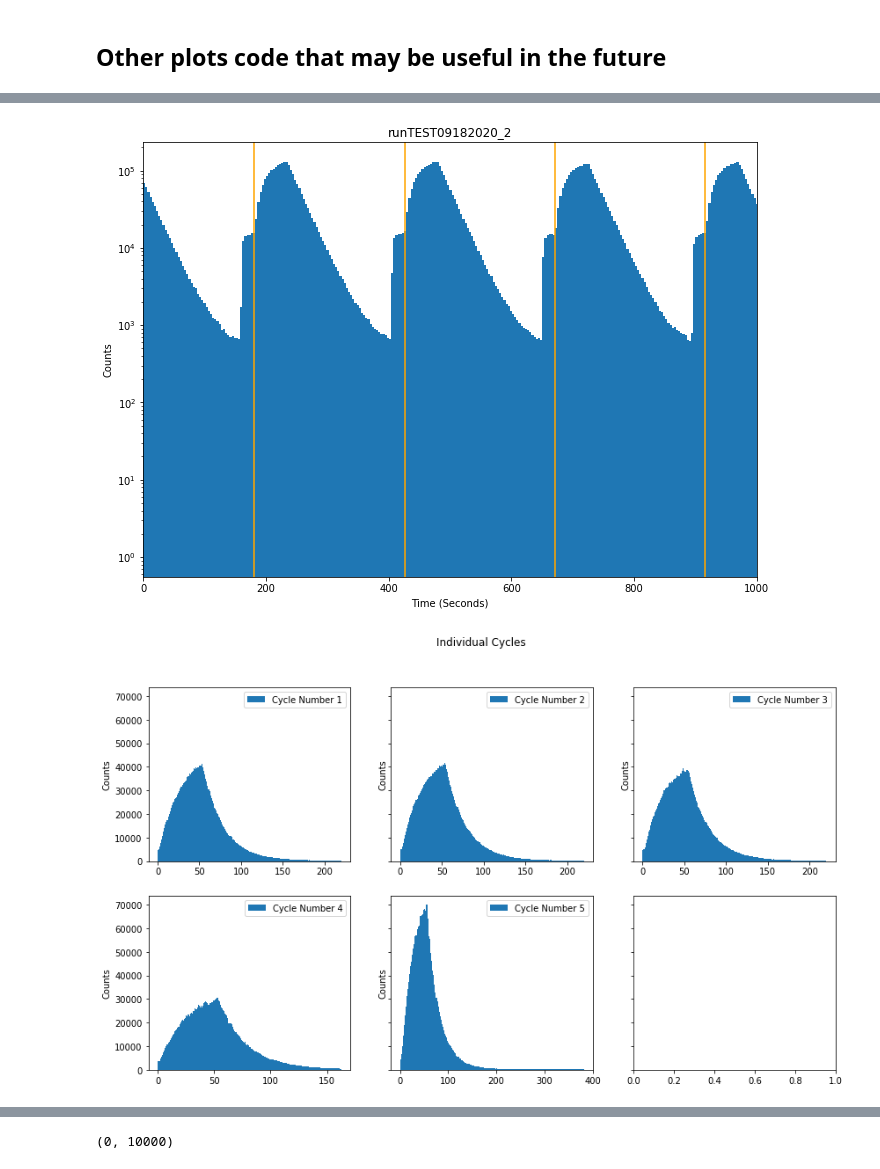
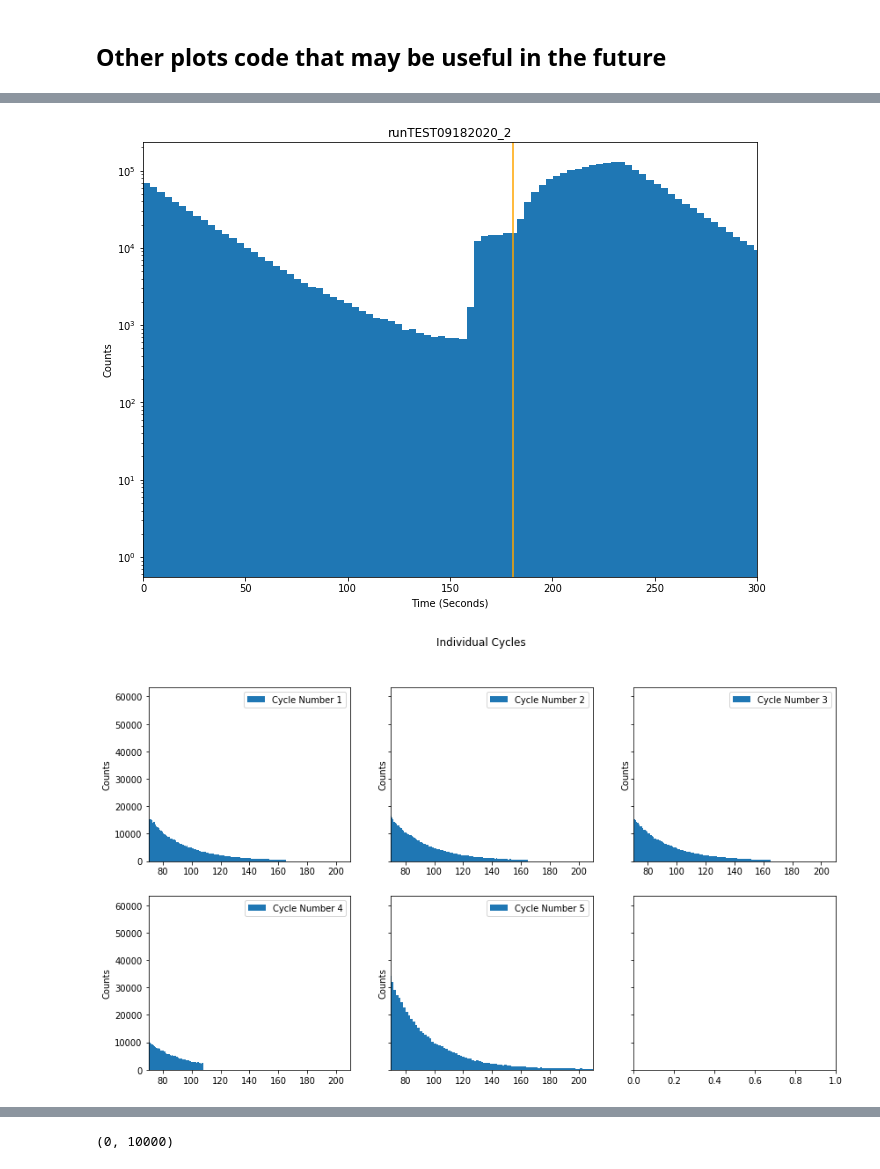
Before and after one commit to Helium6CRES/Neon-19, a Jupyter notebook: Neon19_Data_Analysis_Code.ipynb, the cells around one changed output, grey strips where cells are left out. Saved outputs shown, nothing was run; the diff lists cells and outputs as text; code cells hidden in the pictures.

```diff
--- a/Neon19_Data_Analysis_Code.ipynb
+++ b/Neon19_Data_Analysis_Code.ipynb
@@ -17,8 +17,11 @@ from tqdm import tqdm as tqdm
 #This creates a dataframe for each channel
 
 def create_string(location):
-    path0 = '/home/drew/He6CRES/Neon-19/Data/Ne19Data09182020/CH0@DT5725_1146_Data_{0:s}.csv'.format(location)
-    path2 = '/home/drew/He6CRES/Neon-19/Data/Ne19Data09182020/CH2@DT5725_1146_Data_{0:s}.csv'.format(location)
+#     path0 = '/home/drew/He6CRES/Neon-19/Data/SampleData_Michael/CH0@DT5725_1146_Data_{0:s}.csv'.format(location)
+#     path2 = '/home/drew/He6CRES/Neon-19/Data/SampleData_Michael/CH2@DT5725_1146_Data_{0:s}.csv'.format(location)
+
+    path0 = '/home/drew/He6CRES/Neon-19/Data/Ne19Run_09182020/CH0@DT5725_1146_Data_{0:s}.csv'.format(location)
+    path2 = '/home/drew/He6CRES/Neon-19/Data/Ne19Run_09182020/CH2@DT5725_1146_Data_{0:s}.csv'.format(location)
 
     path = [path0,path2]
     return path
@@ -847,18 +881,18 @@ plt.savefig('Run 5')
 # %%
 plt.figure(figsize=(11,8))
 plt.title('{}'.format(run_name))
 plt.ylabel('Counts')
 plt.xlabel('Time (Seconds)')
-plt.xlim(0,1865)
+plt.xlim(0,300)
 xcoords = data[1]['TIMETAG']*10**-12
 for xc in xcoords:
     plt.axvline(x=xc,color='orange')
 plt.hist(data[0]['TIMETAG']*10**-12,bins=600);
-plt.xlim(0,1000)
+plt.xlim(0,300)
 plt.yscale('log')
 plt.savefig('Splits')
 # %% [output]
-[figure, old version]
+[figure, new version]
 # %%
 fig,ax = plt.subplots(2,3,figsize=(14,8),sharey=True)
 fig.suptitle('Individual Cycles')
@@ -870,10 +904,13 @@ for i in np.arange(0,2):
             ax[i][j].hist((cycles[l]['TIMETAG']-np.min(cycles[l]['TIMETAG']))*10**-12,bins = 200,label='Cycle Number {0:d}'.format(l+1));
             ax[i][j].legend()
             ax[i][j].set_ylabel('Counts')
+            ax[i][j].set_xlim(70,210)
+#             ax[i][j].set_yscale('log') # Why does this not work?
+
             l+=1
 plt.savefig('Cycles')
 # %% [output]
-[figure, old version]
+[figure, new version]
 # %%
 x = np.arange(0,210)
 y = 2.29015061e+03*np.exp(-3.96412971e-02*np.arange(-70,210-70))+1.66666139e+00
```
Also changed, not shown: parts of 29 cells of this notebook, 14 other files.
